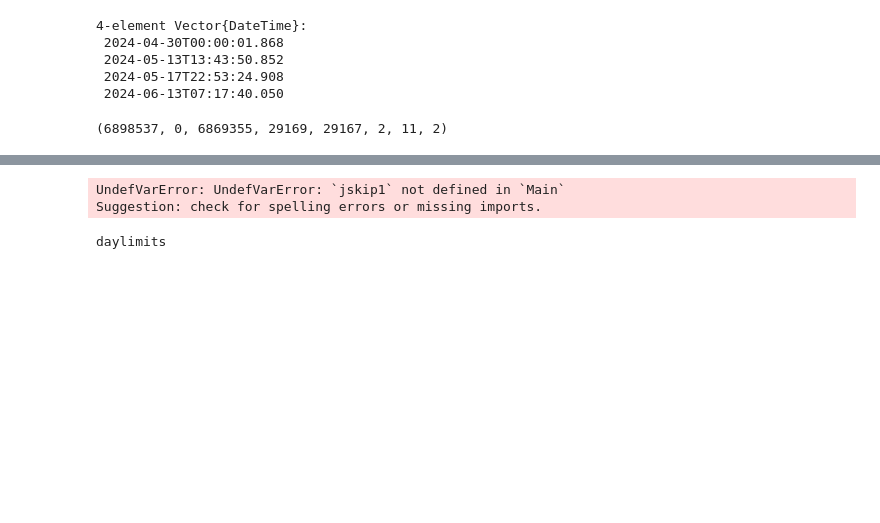
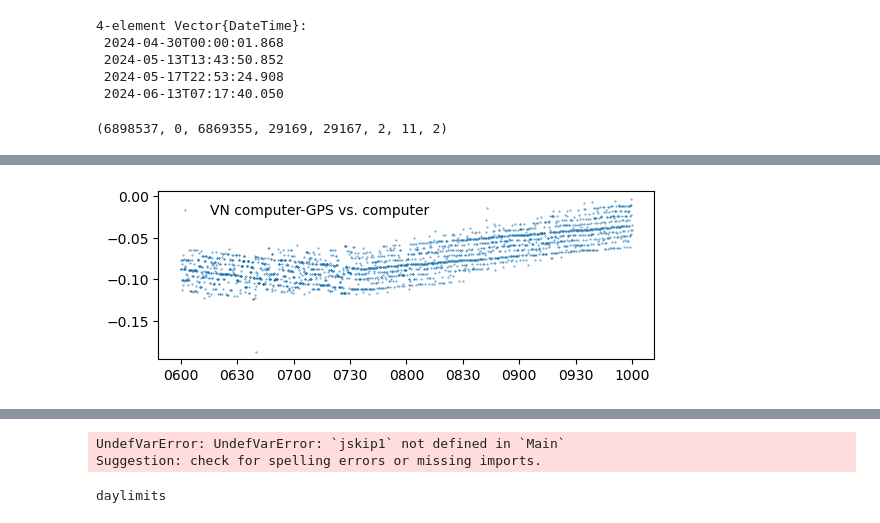
Before and after one commit to deszoeke/lidar, a Jupyter notebook: rot_sandbox.ipynb, the cells around one changed output, grey strips where cells are left out. Saved outputs shown, nothing was run; the diff lists cells and outputs as text; code cells hidden in the pictures; blank space fills up the shorter version.

```diff
--- a/rot_sandbox.ipynb
+++ b/rot_sandbox.ipynb
@@ -323,0 +392,24 @@ sum(DVS.(diff(pgdt)).> 1.0) # 2 : leg1-2 gap, one 1.001 gap
+# %%
+clf()
+subplot(2,1,1)
+vv = findall(DateTime(2024,5,11,6) .<= vndt .<= DateTime(2024,5,11,10))[1:120:end]
+# plot(pgdt[pp], DVS.(pcdt.-pgdt)[pp], marker=".", markersize=0.4, linestyle="none", label="POSMV computer-GPS")
+plot(vndt[vv], DVS.(vndt.-vngdt)[vv], marker=".", markersize=0.7, linestyle="none", label="VN computer-GPS vs. computer")
+# plot(vngdt[vv], DVS.(vndt.-vngdt)[vv], marker=".", markersize=0.7, linestyle="none", label="VN computer-GPS vs. GPS")
+# ylim([-0.1, 0.1])
+# xlim([DateTime(2024,6,6,5,30), DateTime(2024,6,6,5,40)])
+gca().xaxis.set_major_formatter(matplotlib.dates.DateFormatter("%H%M"))
+legend(frameon=false)
+
+# subplot(2,1,2)
+# vv = findall(DateTime(2024,6,10,12,58,40) .<= vndt .<= DateTime(2024,6,10,12,59))
+# # plot(pgdt[pp], DVS.(pcdt.-pgdt)[pp], marker=".", markersize=0.4, linestyle="none", label="POSMV computer-GPS")
+# plot(vndt[vv], DVS.(vndt.-vngdt)[vv], marker=".", markersize=0.7, linestyle="none", label="VN computer-GPS vs. computer")
+# plot(vngdt[vv], DVS.(vndt.-vngdt)[vv], marker=".", markersize=0.7, linestyle="none", label="VN computer-GPS vs. GPS")
+# ylim([-0.1, 3])
+# xlim([DateTime(2024,6,10,12,58,40), DateTime(2024,6,10,12,58,45)])
+# gca().xaxis.set_major_formatter(matplotlib.dates.DateFormatter("%S"))
+# legend(frameon=false)
+gcf()
+# %% [output]
+[figure, added]
```
Also changed, not shown: parts of 9 cells of this notebook.
